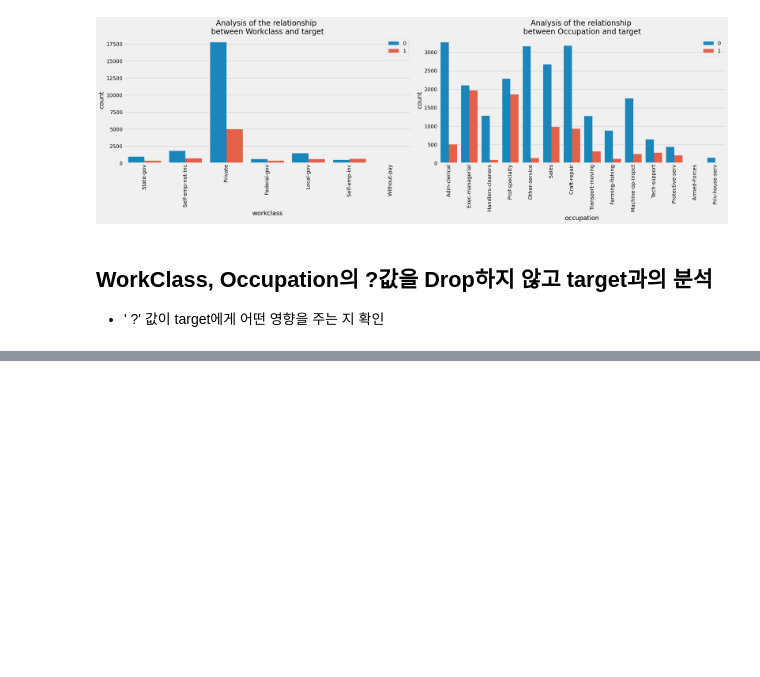
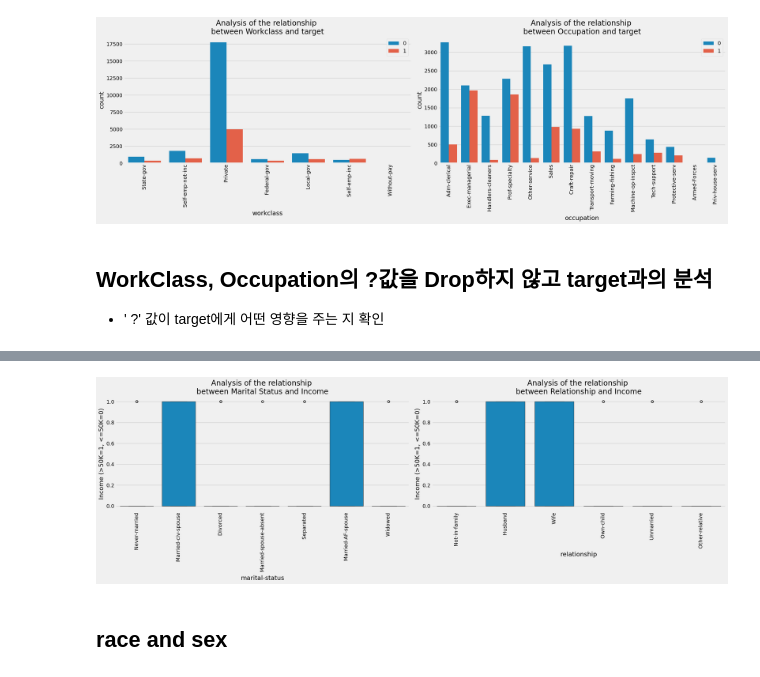
Before and after one commit to Seungminin/DS_TeamProject, a Jupyter notebook: DataCheck/DataPreprocessing.ipynb, the cells around one changed output, grey strips where cells are left out. Cells and saved outputs as stored; diff of their text form; code cells hidden in the pictures; blank space fills up the shorter version.

```diff
--- a/DataCheck/DataPreprocessing.ipynb
+++ b/DataCheck/DataPreprocessing.ipynb
@@ -388,0 +466,22 @@ plt.show()
+# %%
+#box plot으로 본 경우 target데이터가 범주형이기 때문에 무의미 하다.
+fig, ax = plt.subplots(1, 2, figsize=(24, 8))
+
+# marital-status와 target(income)의 관계 분석 (Box Plot)
+sns.boxplot(data=train_data, x='marital-status', y='income', ax=ax[0])
+ax[0].set_title("Analysis of the relationship \nbetween Marital Status and Income")
+ax[0].tick_params(axis='x', labelrotation=90)
+ax[0].set_ylabel('Income (>50K=1, <=50K=0)')
+
+# relationship과 target(income)의 관계 분석 (Box Plot)
+sns.boxplot(data=train_data, x='relationship', y='income', ax=ax[1])
+ax[1].set_title("Analysis of the relationship \nbetween Relationship and Income")
+ax[1].tick_params(axis='x', labelrotation=90)
+ax[1].set_ylabel('Income (>50K=1, <=50K=0)')
+
+plt.tight_layout()
+plt.show()
+# %% [output]
+[figure, added]
+# %% [markdown]
+## race and sex
```
Also changed, not shown: parts of 23 cells of this notebook, 1 other file.
